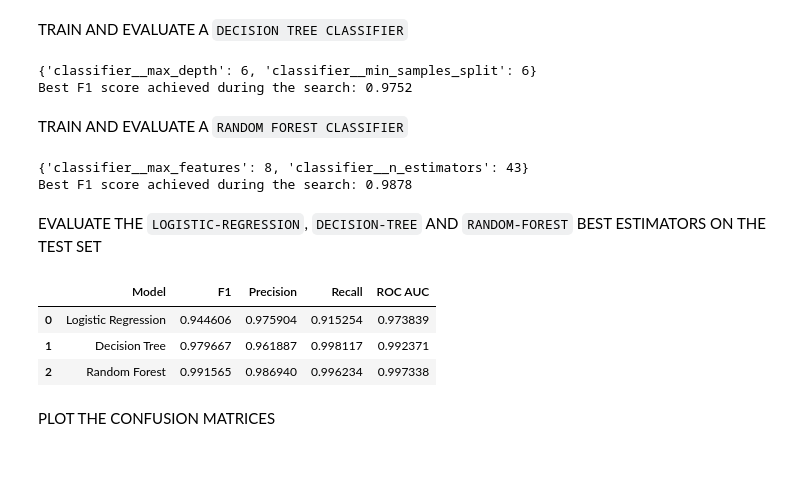
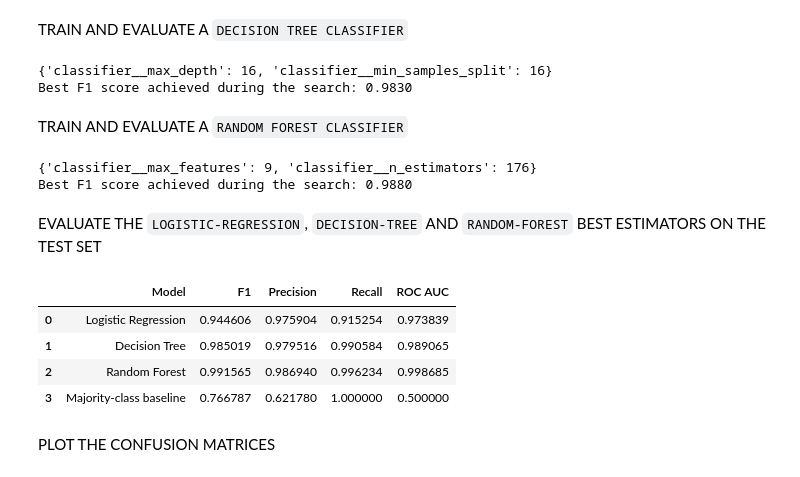
Before and after one commit to cardiogramx/loan-approval-prediction, a Jupyter notebook: loan-prediction.ipynb, the cells around one changed output. Cells and saved outputs as stored; diff of their text form; code cells hidden in the pictures.

```diff
--- a/loan-prediction.ipynb
+++ b/loan-prediction.ipynb
@@ -178,0 +272,14 @@ cross_validation_strategy = StratifiedKFold(
+# %%
+from sklearn.dummy import DummyClassifier
+from sklearn.model_selection import cross_val_score
+from sklearn.pipeline import Pipeline
+
+baseline = Pipeline([
+    ("preprocessor", preprocessor),
+    ("classifier", DummyClassifier(strategy="most_frequent"))
+])
+baseline.fit(train_set, train_set_labels)
+
+baseline_cv_f1 = cross_val_score(baseline, train_set, train_set_labels, cv=cross_validation_strategy, scoring="f1")
+print(f"Majority-class baseline, mean 5-fold CV F1 on the training set: {baseline_cv_f1.mean():.4f}")
+print(f"Share of the majority class (Approved) in the training set: {train_set_labels.mean():.4f}")
@@ -200,10 +310,11 @@ logistic_regression_param_distribs = {
 logistic_regression_search = RandomizedSearchCV(
     logistic_regression_pipeline,
     param_distributions=logistic_regression_param_distribs,
-    n_iter=10,
+    n_iter=50,
     cv=cross_validation_strategy,
     scoring="f1", # Using F1 score for balance between precision and recall
-    random_state=42
+    random_state=42,
+    n_jobs=-1
 )
 
 logistic_regression_search.fit(
@@ -235,18 +346,18 @@ decision_tree_pipeline = Pipeline([
 decision_tree_param_distribs = {
     "classifier__max_depth": randint(
         low=1,
-        high=10
+        high=21
     ),
     "classifier__min_samples_split": randint(
         low=2,
-        high=12
+        high=21
     )
 }
 
 decision_tree_search = RandomizedSearchCV(
     estimator= decision_tree_pipeline,
     param_distributions=decision_tree_param_distribs,
-    n_iter=10,
+    n_iter=50,
     cv=cross_validation_strategy,
     scoring="f1", # Using F1 score for balance between precision and recall
     random_state=42,
@@ -264,8 +375,8 @@ print(decision_tree_search.best_params_)
 # Display the best F1 score achieved during the search:
 print(f"Best F1 score achieved during the search: {decision_tree_search.best_score_:.4f}")
 # %% [output]
-{'classifier__max_depth': 6, 'classifier__min_samples_split': 6}
-Best F1 score achieved during the search: 0.9752
+{'classifier__max_depth': 16, 'classifier__min_samples_split': 16}
+Best F1 score achieved during the search: 0.9830
 # %% [markdown]
 TRAIN AND EVALUATE A `RANDOM FOREST CLASSIFIER`
 # %%
@@ -282,21 +393,22 @@ random_forest_pipeline = Pipeline([
 random_forest_param_distribs = {
     "classifier__n_estimators": randint(
         low=20,
-        high=100
+        high=301
     ),
     "classifier__max_features": randint(
         low=1,
-        high=10
+        high=12  # 11 features after encoding, so max_features can reach all of them
     )
 }
 
 random_forest_search = RandomizedSearchCV(
     random_forest_pipeline,
     param_distributions=random_forest_param_distribs,
-    n_iter=10,
+    n_iter=50,
     cv=cross_validation_strategy,
     scoring="f1", # Using F1 score for balance between precision and recall
-    random_state=42
+    random_state=42,
+    n_jobs=-1
 )
 
 random_forest_search.fit(
@@ -310,42 +422,52 @@ print(random_forest_search.best_params_)
 # Display the best F1 score achieved during the search:
 print(f"Best F1 score achieved during the search: {random_forest_search.best_score_:.4f}")
 # %% [output]
-{'classifier__max_features': 8, 'classifier__n_estimators': 43}
-Best F1 score achieved during the search: 0.9878
+{'classifier__max_features': 9, 'classifier__n_estimators': 176}
+Best F1 score achieved during the search: 0.9880
 # %% [markdown]
 EVALUATE THE `LOGISTIC-REGRESSION`, `DECISION-TREE` AND `RANDOM-FOREST` BEST ESTIMATORS ON THE TEST SET
 # %%
 from sklearn.metrics import classification_report, confusion_matrix, f1_score, precision_score, recall_score, roc_auc_score
 
 test_set = strat_test_set.drop("loan_status", axis=1)
 test_set_labels = strat_test_set["loan_status"].copy()
 
 models = {
     "Logistic Regression": logistic_regression_search.best_estimator_,
     "Decision Tree": decision_tree_search.best_estimator_,
     "Random Forest": random_forest_search.best_estimator_,
 }
 
 rows = []
 for name, model in models.items():
     predictions = model.predict(test_set)
     probabilities = model.predict_proba(test_set)[:, 1]
 
     rows.append({
         "Model": name,
         "F1": f1_score(test_set_labels, predictions),
         "Precision": precision_score(test_set_labels, predictions),
         "Recall": recall_score(test_set_labels, predictions),
         "ROC AUC": roc_auc_score(test_set_labels, probabilities),
     })
 
+baseline_pred = baseline.predict(test_set)
+rows.append({
+    "Model": "Majority-class baseline",
+    "F1": f1_score(test_set_labels, baseline_pred),
+    "Precision": precision_score(test_set_labels, baseline_pred),
+    "Recall": recall_score(test_set_labels, baseline_pred),
+    "ROC AUC": roc_auc_score(test_set_labels, baseline.predict_proba(test_set)[:, 1]),
+})
+
 model_comparison = pd.DataFrame(rows)
 model_comparison
 # %% [output]
 |  | Model | F1 | Precision | Recall | ROC AUC |
 | 0 | Logistic Regression | 0.944606 | 0.975904 | 0.915254 | 0.973839 |
-| 1 | Decision Tree | 0.979667 | 0.961887 | 0.998117 | 0.992371 |
-| 2 | Random Forest | 0.991565 | 0.986940 | 0.996234 | 0.997338 |
+| 1 | Decision Tree | 0.985019 | 0.979516 | 0.990584 | 0.989065 |
+| 2 | Random Forest | 0.991565 | 0.986940 | 0.996234 | 0.998685 |
+| 3 | Majority-class baseline | 0.766787 | 0.621780 | 1.000000 | 0.500000 |
 # %% [markdown]
 PLOT THE CONFUSION MATRICES
 # %%
```
Also changed, not shown: parts of 21 cells of this notebook, 3 other files.
